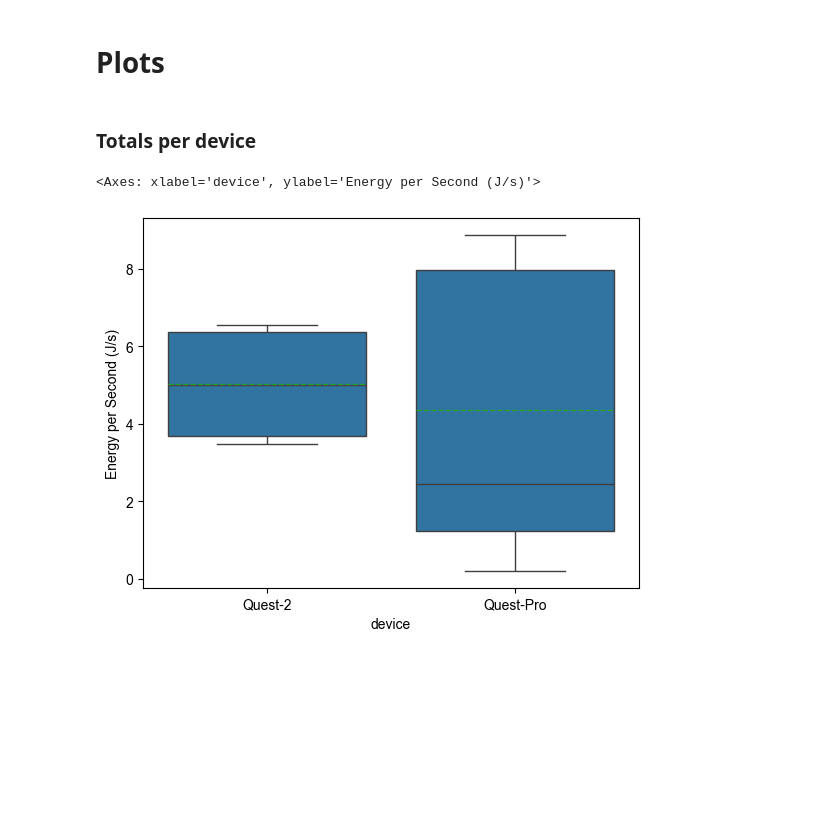
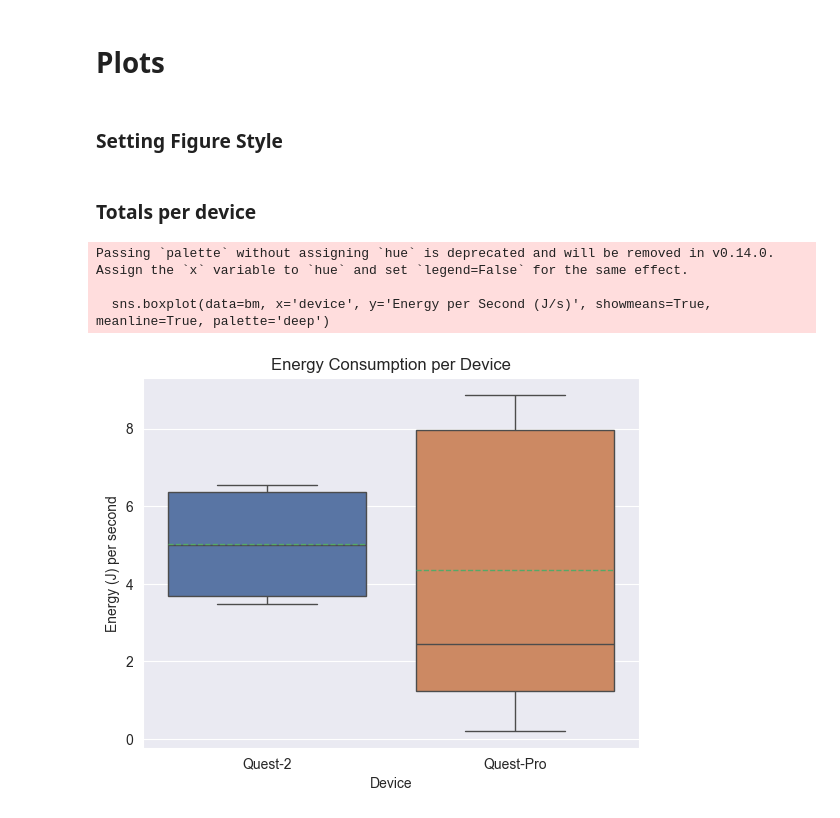
Before and after one commit to Raiduy/librnr-experiments, a Jupyter notebook: analysis_BM.ipynb, the cells around one changed output. Drawn from its saved outputs; the diff is of its cells as text; code cells hidden in the pictures; blank space fills up the shorter version.

Commit message:
made some changes on plotting graphs

```diff
--- a/analysis_BM.ipynb
+++ b/analysis_BM.ipynb
@@ -11,8 +11,9 @@ import regex as re
 HEADER_PATTERN = 'BatteryMgr:DataCollectionService: onStartCommand: rawFields => '
 DATA_PATTERN = 'BatteryMgr:DataCollectionService: stats => '
 
-def reset_timestamp(df):
+def preprocess_values(df):
     df['Timestamp'] = df['Timestamp'] - df['Timestamp'][0]
+    # conversion from microseconds to seconds
     df['Timestamp'] = df['Timestamp'] / 1000
     return df
 
@@ -47,12 +48,15 @@ def generate_csv(data_path):
     cols = get_column_names(data_path)
     data = get_data(data_path)
     df = pd.DataFrame(data, columns=cols)
+    # df.to_csv('test-paul-controls-bs3/batterymanager.csv', index=False)
     df['Timestamp'] = np.int64(df['Timestamp'])
     df['BATTERY_PROPERTY_CURRENT_NOW'] = np.int64(df['BATTERY_PROPERTY_CURRENT_NOW'])
     df['EXTRA_VOLTAGE'] = np.int64(df['EXTRA_VOLTAGE'])
-    df = reset_timestamp(df)
+    df = preprocess_values(df)
     df = calculate_power(df)
-    df.to_csv(f'.\\{data_path.strip(".log")}.csv', index=False)
+    # print(RAW_DATA)
+    # print("Energy (J) = ", trapezoid_method(df))
+    # df.to_csv(data_path.strip('.log') + '.csv', index=False)
     return df
 
 def process_BM():
@@ -69,12 +73,12 @@ def process_BM():
                 is_wireless = '-W' in root.split('\\')[2]
                 repetition = root.split('\\')[4].strip('record') if 'record' in root.split('\\')[4] else root.split('\\')[4].strip('replay')
                 df_aggregated = pd.concat([df_aggregated, pd.DataFrame([[device, app, app_details, is_record, is_wireless, repetition, energy, length]], columns=['device', 'app', 'app_details', 'is_record', 'is_wireless', 'repetition', 'energy(J)', 'length(s)'])])
+
+    # normalized energy consumption for better comparison
+    df_aggregated['Energy per Second (J/s)'] = df_aggregated['energy(J)'] / df_aggregated['length(s)']
     return df_aggregated
 # %%
 bm = process_BM().reset_index(drop=True)
-
-# normalized energy consumption for better comparison
-bm['Energy per Second (J/s)'] = bm['energy(J)'] / bm['length(s)']
 bm.to_csv('overall_energy.csv', index=False)
 # %% [markdown]
 # Plots
@@ -84,7 +85,19 @@ plt.rcParams['font.family'] = 'Arial'
+# %% [markdown]
+### Setting Figure Style
+# %%
+plt.rcParams['font.family'] = 'Arial'
+sns.set_style("darkgrid")
+sns.set_palette("deep")
 # %% [markdown]
 ### Totals per device
 # %%
-sns.boxplot(data=bm, x='device', y='Energy per Second (J/s)', showmeans=True, meanline=True)
+sns.boxplot(data=bm, x='device', y='Energy per Second (J/s)', showmeans=True, meanline=True, palette='deep')
+plt.ylabel('Energy (J) per second')
+plt.xlabel('Device')
+plt.title('Energy Consumption per Device')
+plt.show()
 # %% [output]
-<Axes: xlabel='device', ylabel='Energy per Second (J/s)'>
+Passing `palette` without assigning `hue` is deprecated and will be removed in v0.14.0. Assign the `x` variable to `hue` and set `legend=False` for the same effect.
+
+  sns.boxplot(data=bm, x='device', y='Energy per Second (J/s)', showmeans=True, meanline=True, palette='deep')
-[figure, old version]
+[figure, new version]
```
Also changed, not shown: parts of 6 cells of this notebook.
